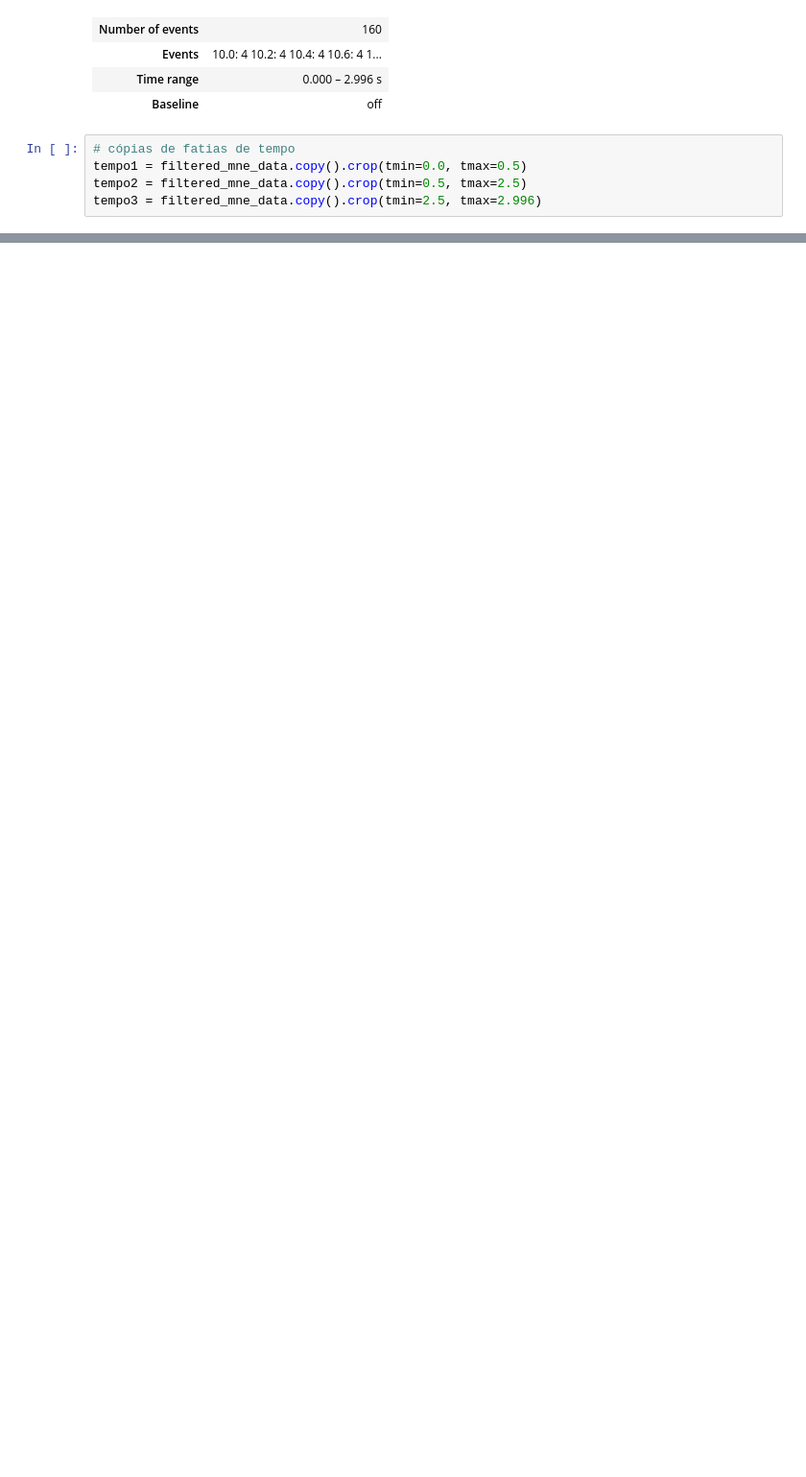
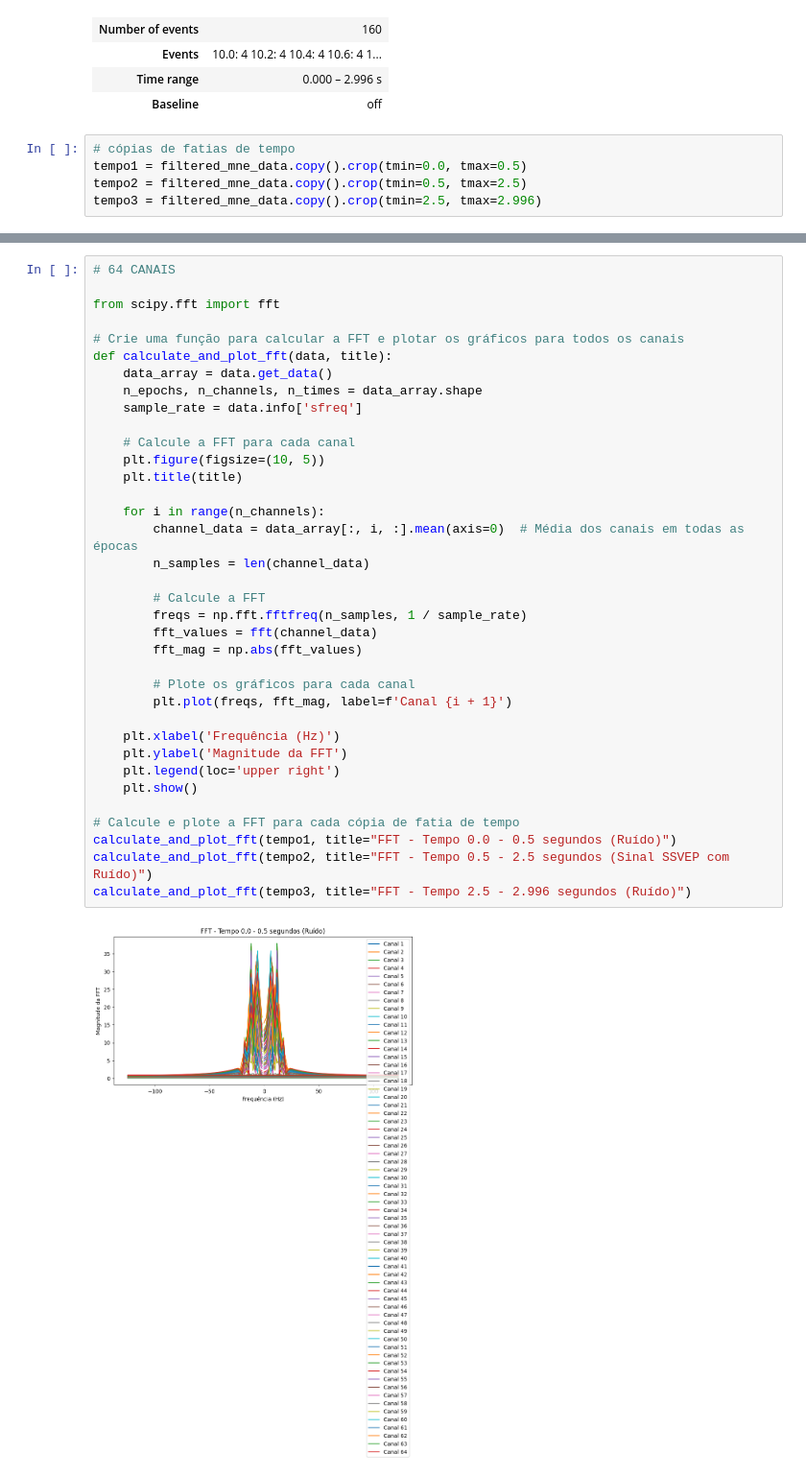
Before and after one commit to anacarlaquallio/reconhecimento_padroes, a Jupyter notebook: SSVEP/ml/beta_ml.ipynb, the cells around one changed output, grey strips where cells are left out. Shown at 96% size. Drawn from its saved outputs; the diff is of its cells as text; blank space fills up the shorter version.

```diff
--- a/SSVEP/ml/beta_ml.ipynb
+++ b/SSVEP/ml/beta_ml.ipynb
@@ -129,0 +163,38 @@ tempo3 = filtered_mne_data.copy().crop(tmin=2.5, tmax=2.996)
+# %%
+# 64 CANAIS
+
+from scipy.fft import fft
+
+# Crie uma função para calcular a FFT e plotar os gráficos para todos os canais
+def calculate_and_plot_fft(data, title):
+    data_array = data.get_data()
+    n_epochs, n_channels, n_times = data_array.shape
+    sample_rate = data.info['sfreq']
+
+    # Calcule a FFT para cada canal
+    plt.figure(figsize=(10, 5))
+    plt.title(title)
+
+    for i in range(n_channels):
+        channel_data = data_array[:, i, :].mean(axis=0)  # Média dos canais em todas as épocas
+        n_samples = len(channel_data)
+
+        # Calcule a FFT
+        freqs = np.fft.fftfreq(n_samples, 1 / sample_rate)
+        fft_values = fft(channel_data)
+        fft_mag = np.abs(fft_values)
+
+        # Plote os gráficos para cada canal
+        plt.plot(freqs, fft_mag, label=f'Canal {i + 1}')
+
+    plt.xlabel('Frequência (Hz)')
+    plt.ylabel('Magnitude da FFT')
+    plt.legend(loc='upper right')
+    plt.show()
+
+# Calcule e plote a FFT para cada cópia de fatia de tempo
+calculate_and_plot_fft(tempo1, title="FFT - Tempo 0.0 - 0.5 segundos (Ruído)")
+calculate_and_plot_fft(tempo2, title="FFT - Tempo 0.5 - 2.5 segundos (Sinal SSVEP com Ruído)")
+calculate_and_plot_fft(tempo3, title="FFT - Tempo 2.5 - 2.996 segundos (Ruído)")
+# %% [output]
+[figure, added]
```
Also changed, not shown: parts of 4 cells of this notebook.
